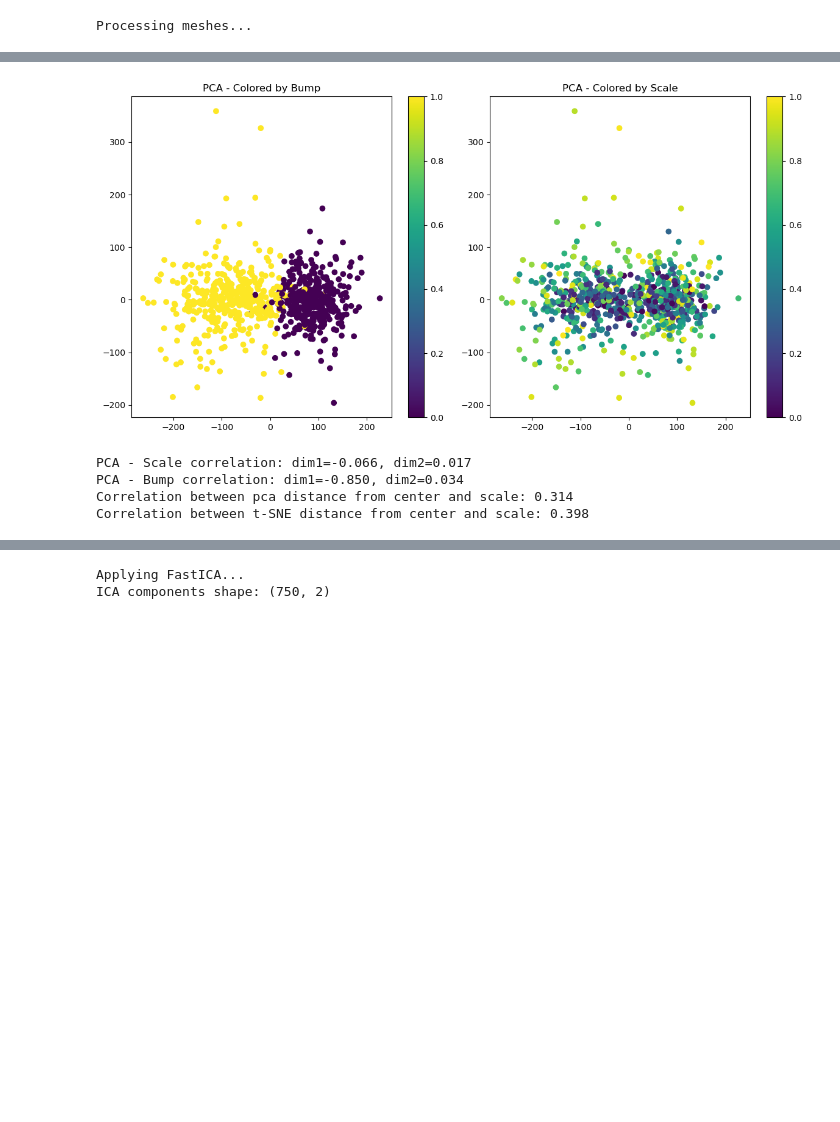
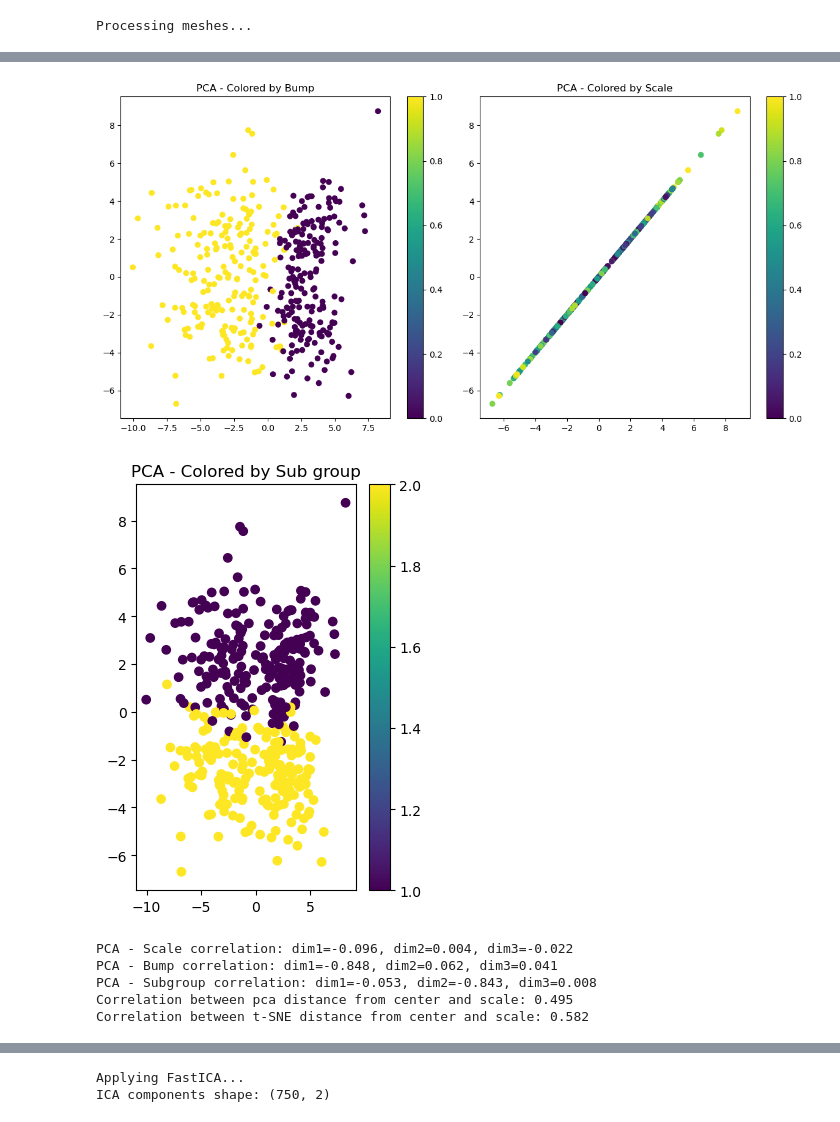
Before and after one commit to Jakaria08/Disentangle_Latent_Space_Deep_SDF, a Jupyter notebook: run_HLLE_ICA.ipynb, the cells around one changed output, grey strips where cells are left out. Drawn from its saved outputs; the diff is of its cells as text; code cells hidden in the pictures; blank space fills up the shorter version.

```diff
--- a/run_HLLE_ICA.ipynb
+++ b/run_HLLE_ICA.ipynb
@@ -19,14 +19,15 @@ import deep_sdf.workspace as ws
 import networks.sdf_vae as vae
 # %%
 # Path to experiment directory
-experiment_directory = "examples/torus"
+#experiment_directory = "examples/torus"
+experiment_directory = "examples/torus_subgroup"
 
 # Load specs for paths
 specs_filename = os.path.join(experiment_directory, "specs.json")
 specs = json.load(open(specs_filename))
 
 # Path to torus dataset and test split
-torus_path = "/home/jakaria/torus_bump_5000_two_scale_binary_bump_variable_noise_fixed_angle/obj_files"
+torus_path = "/home/jakaria/torus_bump_5000_two_scale_binary_bump_variable_noise_fixed_angle_two_subgroup_bump/scaled_obj_files"
 test_split_file = specs["TrainSplit"]
 
 # Fix the path by removing any trailing quotes
@@ -96,11 +97,13 @@ if os.path.exists(labels_path):
             label = all_labels[base_name]
             params["has_bump"] = int(label[0].item())  # bump info at index 0
             params["scale"] = float(label[2].item())   # scale info at index 2
+            params["sub_group"] = int(label[4].item())  # subgroup info at index 3
             #print(f"Label for {base_name}: {params}")
         else:
             print(f"Warning: No label found for {base_name}")
             params["has_bump"] = 0
             params["scale"] = 0.0
+            params["sub_group"] = 0
 
         mesh_params.append(params)
 # %% [output]
@@ -225,12 +238,13 @@ plt.show()
 # %%
 # 1. Try PCA
 from sklearn.decomposition import PCA
-pca = PCA(n_components=2)
+pca = PCA(n_components=3)
 Y_pca = pca.fit_transform(X)
 
 # Plot PCA and calculate correlations
 has_bump = np.array([p["has_bump"] for p in mesh_params])
 scale = np.array([p["scale"] for p in mesh_params])
+sub_group = np.array([p["sub_group"] for p in mesh_params])
 
 plt.figure(figsize=(12, 6))
 plt.subplot(1, 2, 1)
@@ -239,48 +253,64 @@ plt.title("PCA - Colored by Bump")
 plt.colorbar()
 
 plt.subplot(1, 2, 2)
-plt.scatter(Y_pca[:, 0], Y_pca[:, 1], c=scale)
+plt.scatter(Y_pca[:, 1], Y_pca[:, 1], c=scales)
 plt.title("PCA - Colored by Scale")
+plt.colorbar()
+plt.tight_layout()
+plt.show()
+
+plt.subplot(1, 2, 2)
+plt.scatter(Y_pca[:, 0], Y_pca[:, 1], c=sub_group)
+plt.title("PCA - Colored by Sub group")
 plt.colorbar()
 plt.tight_layout()
 plt.show()
 
 pca_corr_scale_dim1 = np.corrcoef(Y_pca[:, 0], scale)[0, 1]
 pca_corr_scale_dim2 = np.corrcoef(Y_pca[:, 1], scale)[0, 1]
-print(f"PCA - Scale correlation: dim1={pca_corr_scale_dim1:.3f}, dim2={pca_corr_scale_dim2:.3f}")
+pca_corr_scale_dim3 = np.corrcoef(Y_pca[:, 2], scale)[0, 1]
+print(f"PCA - Scale correlation: dim1={pca_corr_scale_dim1:.3f}, dim2={pca_corr_scale_dim2:.3f}, dim3={pca_corr_scale_dim3:.3f}")
 
 pca_corr_bump_dim1 = np.corrcoef(Y_pca[:, 0], has_bump)[0, 1]
 pca_corr_bump_dim2 = np.corrcoef(Y_pca[:, 1], has_bump)[0, 1]
-print(f"PCA - Bump correlation: dim1={pca_corr_bump_dim1:.3f}, dim2={pca_corr_bump_dim2:.3f}")
+pca_corr_bump_dim3 = np.corrcoef(Y_pca[:, 2], has_bump)[0, 1]
+print(f"PCA - Bump correlation: dim1={pca_corr_bump_dim1:.3f}, dim2={pca_corr_bump_dim2:.3f}, dim3={pca_corr_bump_dim3:.3f}")
 
+
+pca_corr_subgroup_dim1 = np.corrcoef(Y_pca[:, 0], sub_group)[0, 1]
+pca_corr_subgroup_dim2 = np.corrcoef(Y_pca[:, 1], sub_group)[0, 1]
+pca_corr_subgroup_dim3 = np.corrcoef(Y_pca[:, 2], sub_group)[0, 1]
+print(f"PCA - Subgroup correlation: dim1={pca_corr_subgroup_dim1:.3f}, dim2={pca_corr_subgroup_dim2:.3f}, dim3={pca_corr_subgroup_dim3:.3f}")
 # 2. Check if scale is encoded as distance from center in pca
 
 # Calculate distance from center for each point
 center = np.mean(Y_pca, axis=0)
 distances = np.sqrt(np.sum((Y_pca - center)**2, axis=1))
 
 # Check correlation between distance and scale
 dist_scale_corr = np.corrcoef(distances, scale)[0, 1]
 print(f"Correlation between pca distance from center and scale: {dist_scale_corr:.3f}")
 
 # 2. Check if scale is encoded as distance from center in t-SNE
 # For the original t-SNE with perplexity=30
 tsne = TSNE(n_components=2, perplexity=30)
 Y_tsne = tsne.fit_transform(X)
 
 # Calculate distance from center for each point
 center = np.mean(Y_tsne, axis=0)
 distances = np.sqrt(np.sum((Y_tsne - center)**2, axis=1))
 
 # Check correlation between distance and scale
 dist_scale_corr = np.corrcoef(distances, scale)[0, 1]
 print(f"Correlation between t-SNE distance from center and scale: {dist_scale_corr:.3f}")
 # %% [output]
-[figure, old version]
+[figure, new version]
+[figure, added]
-PCA - Scale correlation: dim1=-0.066, dim2=0.017
-PCA - Bump correlation: dim1=-0.850, dim2=0.034
-Correlation between pca distance from center and scale: 0.314
-Correlation between t-SNE distance from center and scale: 0.398
+PCA - Scale correlation: dim1=-0.096, dim2=0.004, dim3=-0.022
+PCA - Bump correlation: dim1=-0.848, dim2=0.062, dim3=0.041
+PCA - Subgroup correlation: dim1=-0.053, dim2=-0.843, dim3=0.008
+Correlation between pca distance from center and scale: 0.495
+Correlation between t-SNE distance from center and scale: 0.582
 # %%
 from sklearn.decomposition import NMF
 import numpy as np
```
Also changed, not shown: parts of 14 cells of this notebook, 10 other files.
